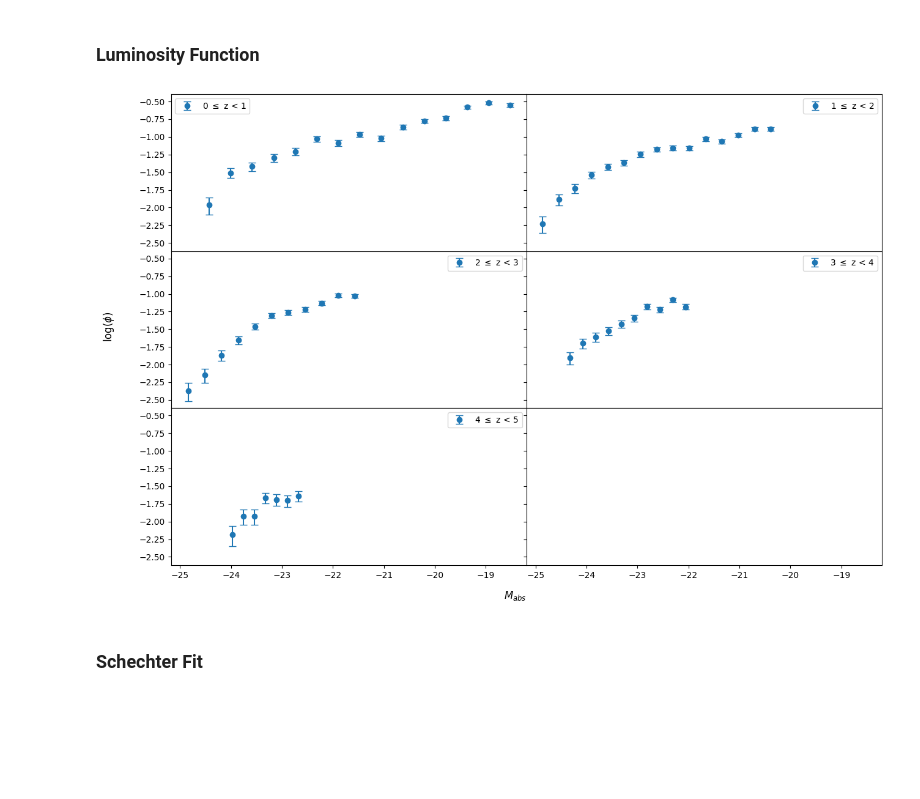
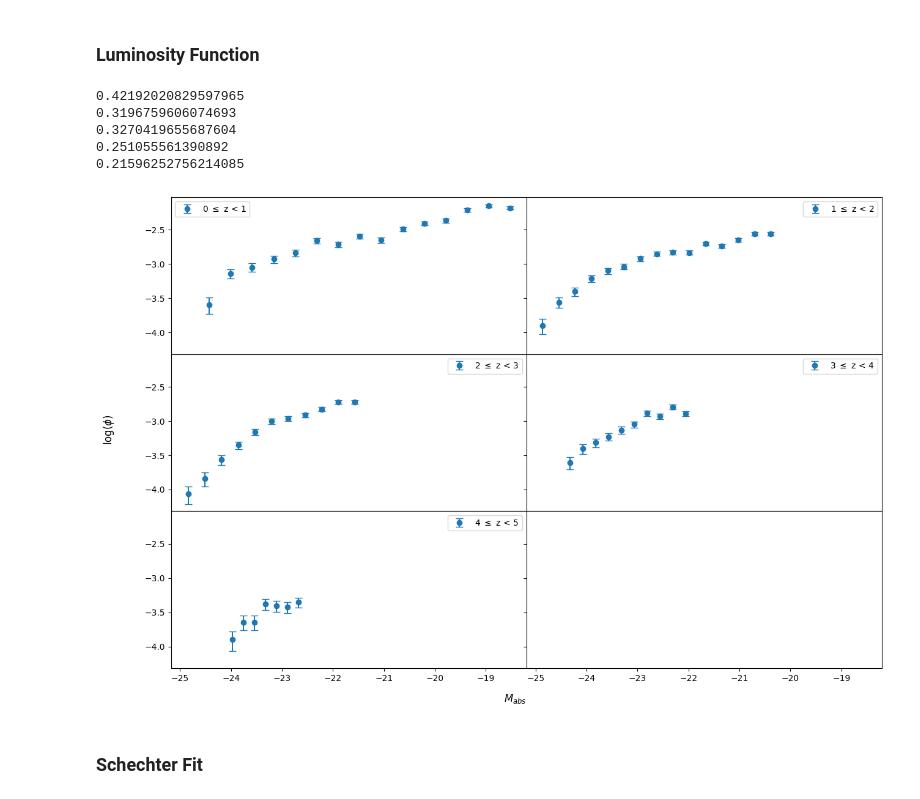
Before and after one commit to daniel-lyon/MPhil-Code, a Jupyter notebook: LUMFUNCS/vmax_all_gal.ipynb, the cells around one changed output. Cells and saved outputs as stored; diff of their text form; code cells hidden in the pictures; blank space fills up the shorter version.

```diff
--- a/LUMFUNCS/vmax_all_gal.ipynb
+++ b/LUMFUNCS/vmax_all_gal.ipynb
@@ -267,6 +267,7 @@ for (z_start, z_end), (vol, mag), bins, ax in zip(redshift_bins, all_data, all_m
     # Plot the mask cutoff
     ax.axhline(min_count, color='red', linestyle='--', label=f'Counts < {min_count}')
     ax.axvline(M_abs_lim(z_end), color='darkorchid', linestyle='--', label=f'Magnitudes > {round(M_abs_lim(z_end), 2)}')
+    ax.set_title(f'{z_start} $\leq$ z < {z_end}')
 
     # Skip if there are no bins
     if len(c) == 0:
@@ -274,8 +275,7 @@ for (z_start, z_end), (vol, mag), bins, ax in zip(redshift_bins, all_data, all_m
         continue
 
     # Plot the new, corrected data
-    ax.hist(centers, b, weights=c, histtype='step', label='Corrected Data', color='blue', alpha=0.75)
-    ax.set_title(f'{z_start} $\leq$ z < {z_end}')
+    ax.hist(centers, b, weights=c, histtype='step', label='Corrected Data', color='blue', alpha=0.7)
     ax.legend()
     bin_edges.append(b)
 
@@ -291,40 +291,47 @@ lum_centers, phi, phi_e = [], [], []
 # Volume and magnitude are already binned by redshift
 for (vol, mag), bin, in zip(all_data, bin_edges):
 
-    delta_log_l = np.diff(np.log10(np.abs(bin[::-1])))[0]
+    # delta_log_l = np.diff(np.log10(np.abs(bin[::-1])))[0]
+    delta_log_l = np.diff(bin)[0]
+    print(delta_log_l)
 
     lum_centers_z, phi_z, phi_e_z = [], [], []
 
     # Bin by luminosity
     for lum_start, lum_end in zip(bin, bin[1:]):
         mask = (mag >= lum_start) & (mag < lum_end)
         vol_lum_bin = vol[mask]
 
         # Calculate the number density
         phi_val = (1 / delta_log_l) * np.sum(1 / vol_lum_bin)
         phi_err = (1 / delta_log_l) * np.sqrt(np.sum(1 / (vol_lum_bin ** 2)))
 
         # Save the luminosity bin and number density
         lum_centers_z.append((lum_start + lum_end) / 2)
         phi_z.append(phi_val)
         phi_e_z.append(phi_err)
 
     # Save the luminosity bins and number densities
     lum_centers.append(lum_centers_z)
     phi.append(phi_z)
     phi_e.append(np.array(phi_e_z))
 
 fig, axes = plt.subplots(3, 2, figsize=(15, 10), sharex=True, sharey=True)
 for (z_start, z_end), lum, p, e, ax in zip(redshift_bins, lum_centers, phi, phi_e, axes.flatten()):
     yerr = [np.log10(p) - np.log10(p - e), np.log10(p + e) - np.log10(p)]
     ax.errorbar(lum, np.log10(p), yerr=yerr, label=f'{z_start} $\leq$ z < {z_end}', fmt='o', capsize=4)
     ax.legend()
 
 fig.supxlabel('$M_{abs}$', y=0.05)
 fig.supylabel('log($\phi$)', x=0.05)
 plt.subplots_adjust(hspace=0, wspace=0)
 # %% [output]
+0.42192020829597965
+0.3196759606074693
+0.3270419655687604
+0.251055561390892
+0.21596252756214085
-[figure, old version]
+[figure, new version]
 # %% [markdown]
 ### Schechter Fit
 # %%
```
Also changed, not shown: parts of 3 cells of this notebook, 3 other files.
